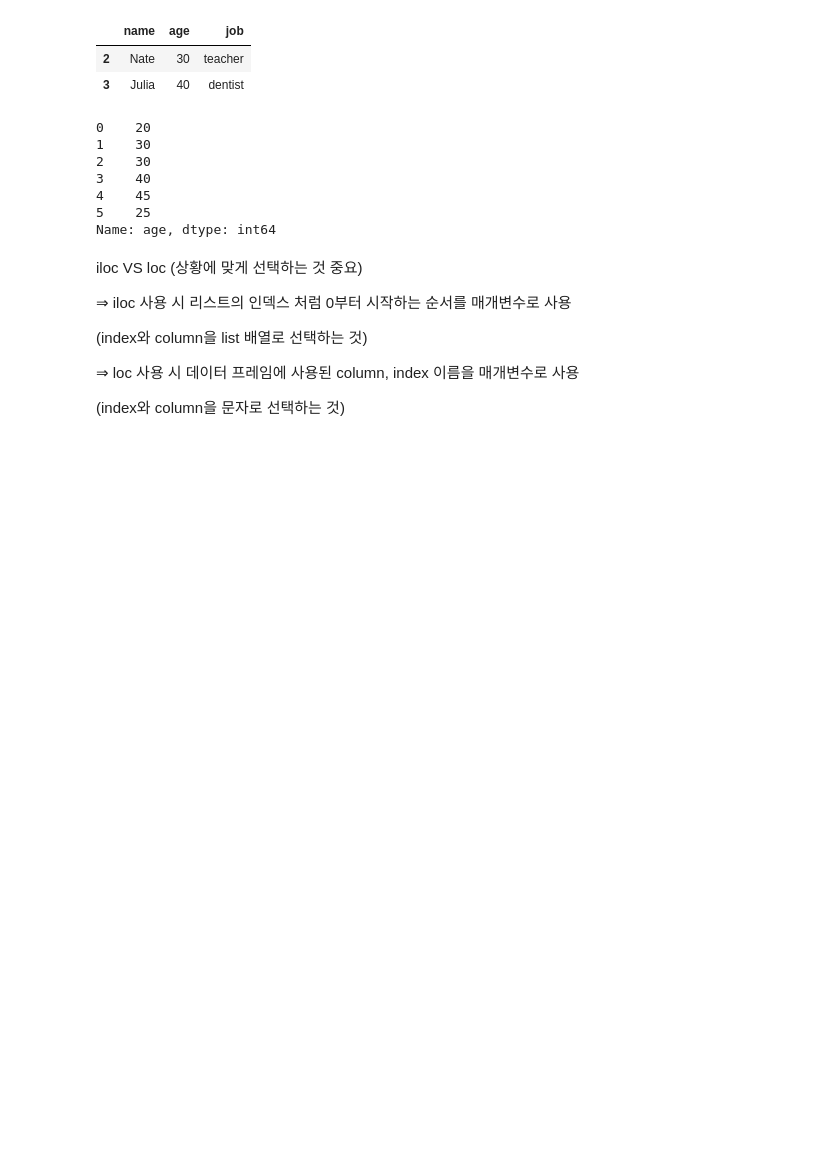
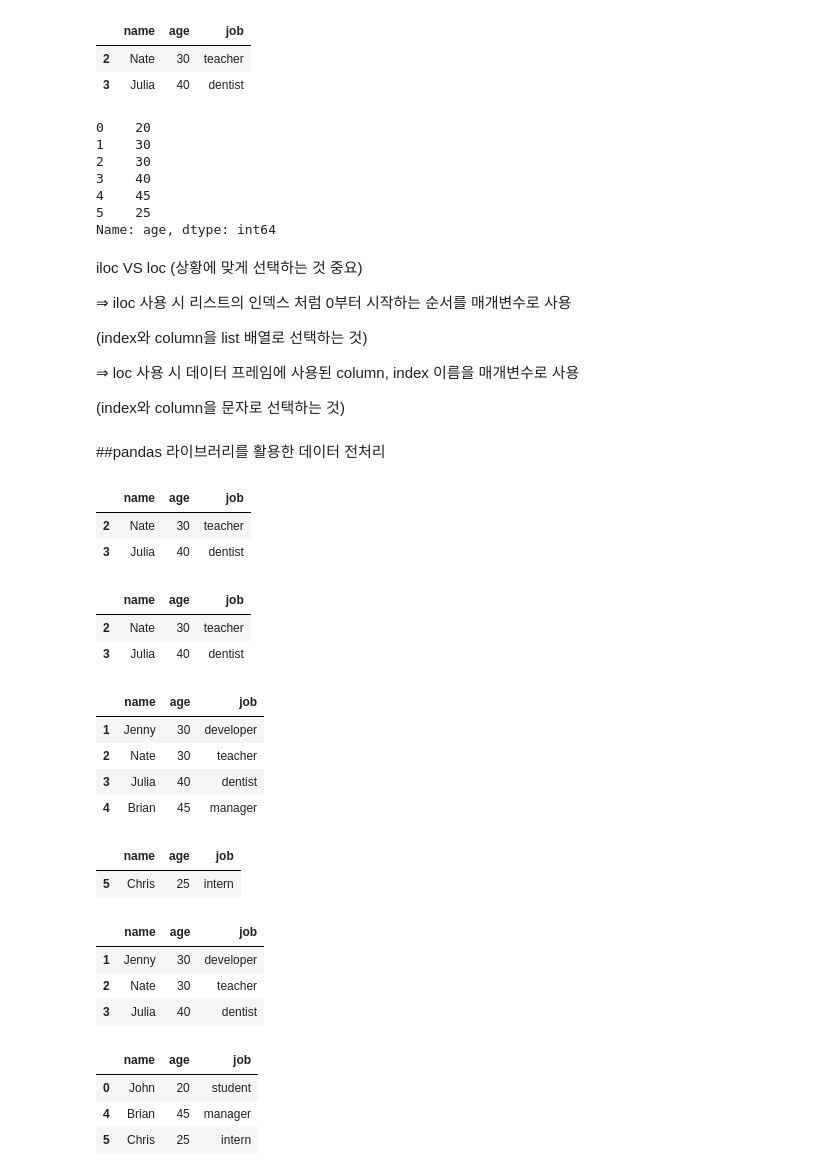
Before and after one commit to NopeSieun/machine_learning_pracrice, a Jupyter notebook: machine_learning_practice.ipynb, the cells around one changed output. Saved outputs shown, nothing was run; the diff lists cells and outputs as text; code cells hidden in the pictures; blank space fills up the shorter version.

```diff
--- a/machine_learning_practice.ipynb
+++ b/machine_learning_practice.ipynb
@@ -204,3 +204,51 @@ iloc VS loc (상황에 맞게 선택하는 것 중요)
 ⇒ loc 사용 시 데이터 프레임에 사용된 column, index 이름을 매개변수로 사용
 
 (index와 column을 문자로 선택하는 것)
+# %% [markdown]
+##pandas 라이브러리를 활용한 데이터 전처리
+# %%
+#슬라이싱 기능을 통해 여러 행 가져오기
+df.iloc[[2,3]] #슬라이싱 개념 쓰기x
+# %% [output]
+|  | name | age | job |
+| 2 | Nate | 30 | teacher |
+| 3 | Julia | 40 | dentist |
+# %%
+df.iloc[2:4] #슬라이싱 개념 사용하면 나중에 편해진다.
+# %% [output]
+|  | name | age | job |
+| 2 | Nate | 30 | teacher |
+| 3 | Julia | 40 | dentist |
+# %%
+#조건 필터링 가져오기
+#30대 이상만 가져오기
+df[df['age']>=30]
+# %% [output]
+|  | name | age | job |
+| 1 | Jenny | 30 | developer |
+| 2 | Nate | 30 | teacher |
+| 3 | Julia | 40 | dentist |
+| 4 | Brian | 45 | manager |
+# %%
+##job이 intern인 사람 가져오기
+df[df['job'] == 'intern']
+# %% [output]
+|  | name | age | job |
+| 5 | Chris | 25 | intern |
+# %%
+#조건이 여러개인 경우 => and function
+
+df[(df['age']>=30) & (df['age']<=40)]
+# %% [output]
+|  | name | age | job |
+| 1 | Jenny | 30 | developer |
+| 2 | Nate | 30 | teacher |
+| 3 | Julia | 40 | dentist |
+# %%
+#or function
+df[(df['age']<30) | (df['age']>40)]
+# %% [output]
+|  | name | age | job |
+| 0 | John | 20 | student |
+| 4 | Brian | 45 | manager |
+| 5 | Chris | 25 | intern |
```
